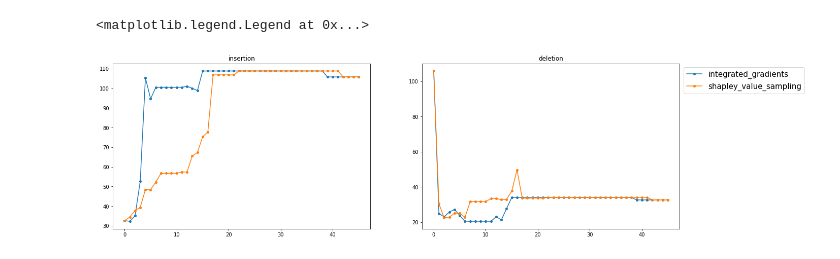
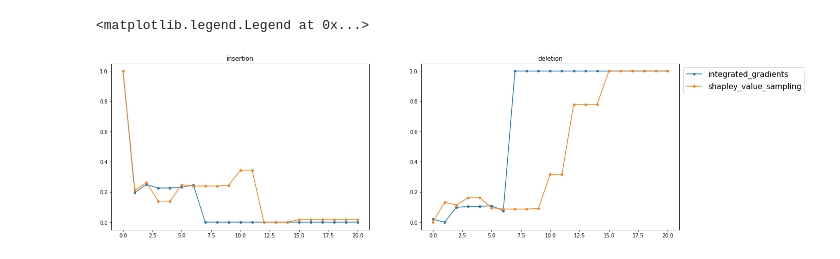
Before and after one commit to q8888620002/LIFT-XAI, a Jupyter notebook: notebooks/insertion_deletion_cate.ipynb, the cells around one changed output. Saved outputs shown, nothing was run; the diff lists cells and outputs as text; code cells hidden in the pictures.

Commit message:
add insertion and deletion for different pseudo outcome

```diff
--- a/notebooks/insertion_deletion_cate.ipynb
+++ b/notebooks/insertion_deletion_cate.ipynb
@@ -3,34 +3,41 @@ import numpy as np
 import pickle as pkl
 import matplotlib.pyplot as plt
 # %%
-file_path = "../results/responder/insertion_deletion_xlearner_3.pkl"
+file_path = "../results/ist3/insertion_deletion_xlearner_4.pkl"
 
 results = pkl.load(open(file_path,'rb'))
 # %%
+def normalize_data(data):
+
+    normalized_data = (data - np.min(data)) / (np.max(data) - np.min(data))
+
+    return normalized_data
+
+
 explainers = [
     "integrated_gradients",
     "shapley_value_sampling",
     # "naive_shap"
 ]
 
 plt.figure(figsize=(20,6))
 
 for exp_index, exp in enumerate(explainers):
 
-    insertion_results = results[exp_index][2]
-    deletion_results = results[exp_index][3]
+    insertion_results = normalize_data(results[exp_index][2])
+    deletion_results = normalize_data(results[exp_index][3])
 
     features_num = insertion_results.shape[0]
     plt.subplot(1,2,1)
 
     plt.plot([i for i in range(features_num)], insertion_results,'-o', markersize=4,label=exp)
     plt.title("insertion")
 
     plt.subplot(1,2,2)
     plt.plot([i for i in range(features_num)], deletion_results,'-o',markersize=4, label= exp)
     plt.title("deletion")
 
 plt.legend(bbox_to_anchor=(1.5, 1), prop={'size': 15 })
 # %% [output]
 <matplotlib.legend.Legend at 0x...>
-[figure, old version]
+[figure, new version]
```
Also changed, not shown: parts of 1 cell of this notebook, 2 other files.
